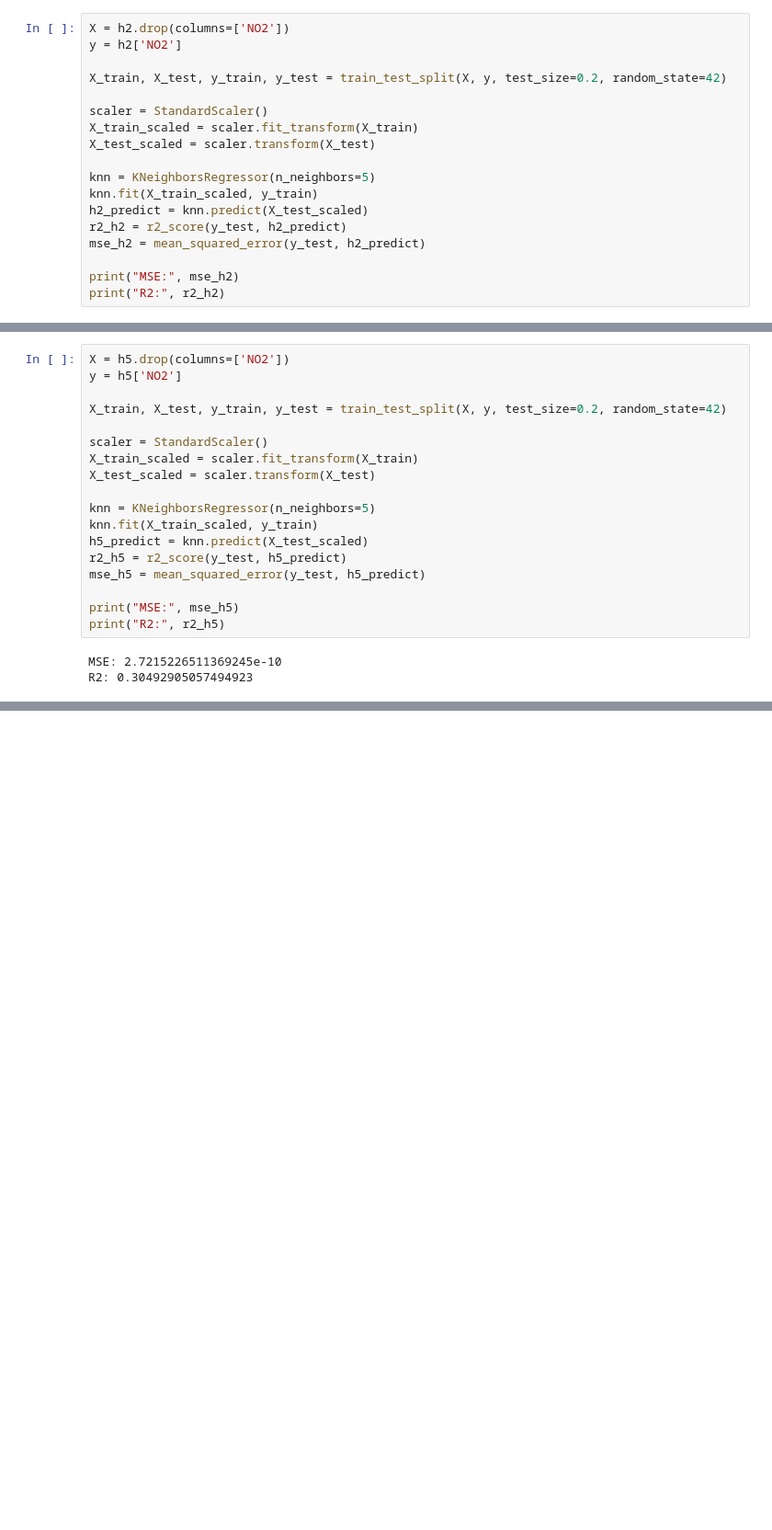
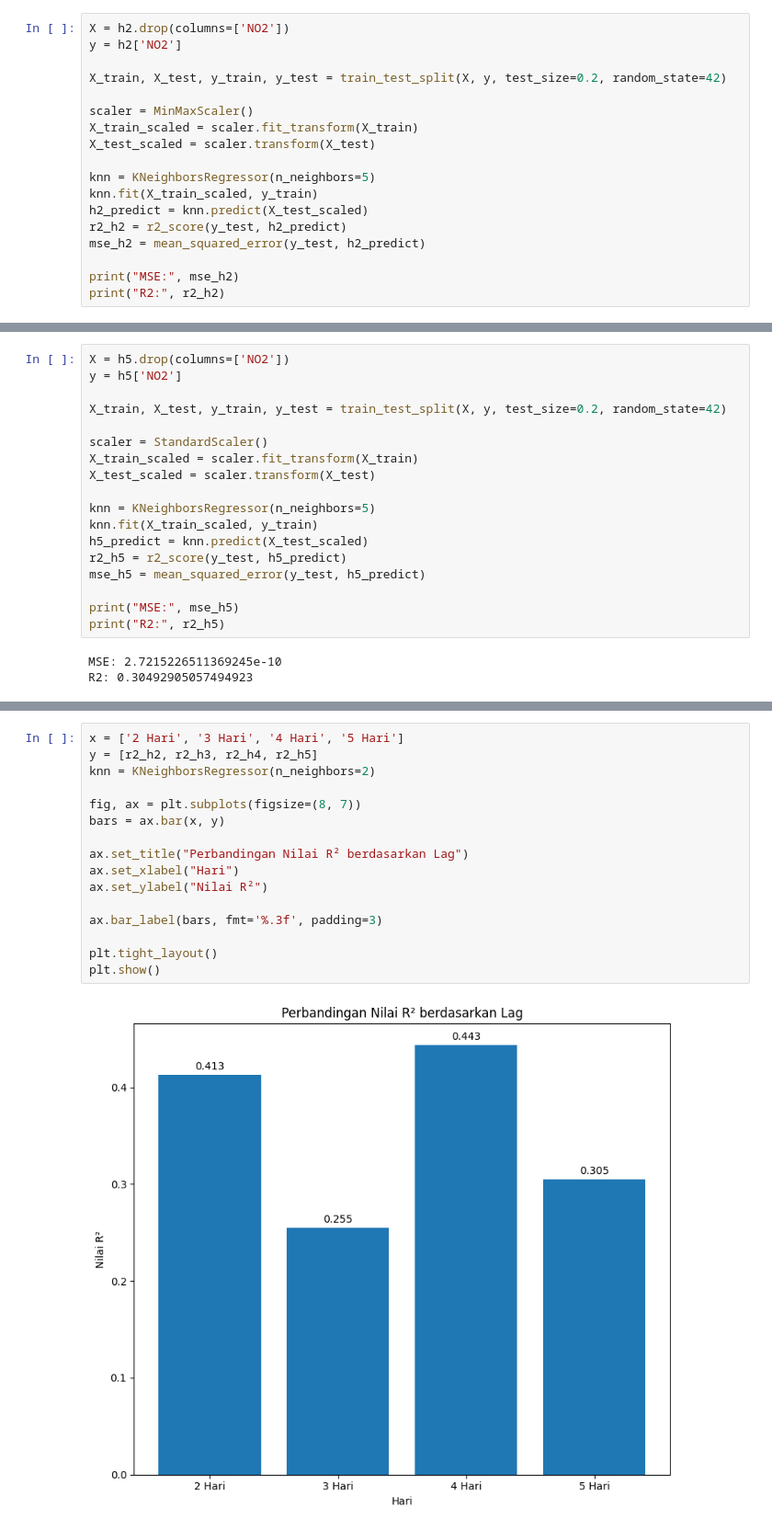
Before and after one commit to Frinzz03/PSD, a Jupyter notebook: _sources/PSD time series.ipynb, the cells around one changed output, grey strips where cells are left out. Shown at 92% size. Drawn from its saved outputs; the diff is of its cells as text; blank space fills up the shorter version.

```diff
--- a/_sources/PSD time series.ipynb
+++ b/_sources/PSD time series.ipynb
@@ -390,7 +411,7 @@ y = h2['NO2']
 
 X_train, X_test, y_train, y_test = train_test_split(X, y, test_size=0.2, random_state=42)
 
-scaler = StandardScaler()
+scaler = MinMaxScaler()
 X_train_scaled = scaler.fit_transform(X_train)
 X_test_scaled = scaler.transform(X_test)
 
@@ -476,0 +616,18 @@ R2: 0.30492905057494923
+# %%
+x = ['2 Hari', '3 Hari', '4 Hari', '5 Hari']
+y = [r2_h2, r2_h3, r2_h4, r2_h5]
+knn = KNeighborsRegressor(n_neighbors=2)
+
+fig, ax = plt.subplots(figsize=(8, 7))
+bars = ax.bar(x, y)
+
+ax.set_title("Perbandingan Nilai R² berdasarkan Lag")
+ax.set_xlabel("Hari")
+ax.set_ylabel("Nilai R²")
+
+ax.bar_label(bars, fmt='%.3f', padding=3)
+
+plt.tight_layout()
+plt.show()
+# %% [output]
+[figure, added]
```
Also changed, not shown: parts of 28 cells of this notebook, 4 other files.
